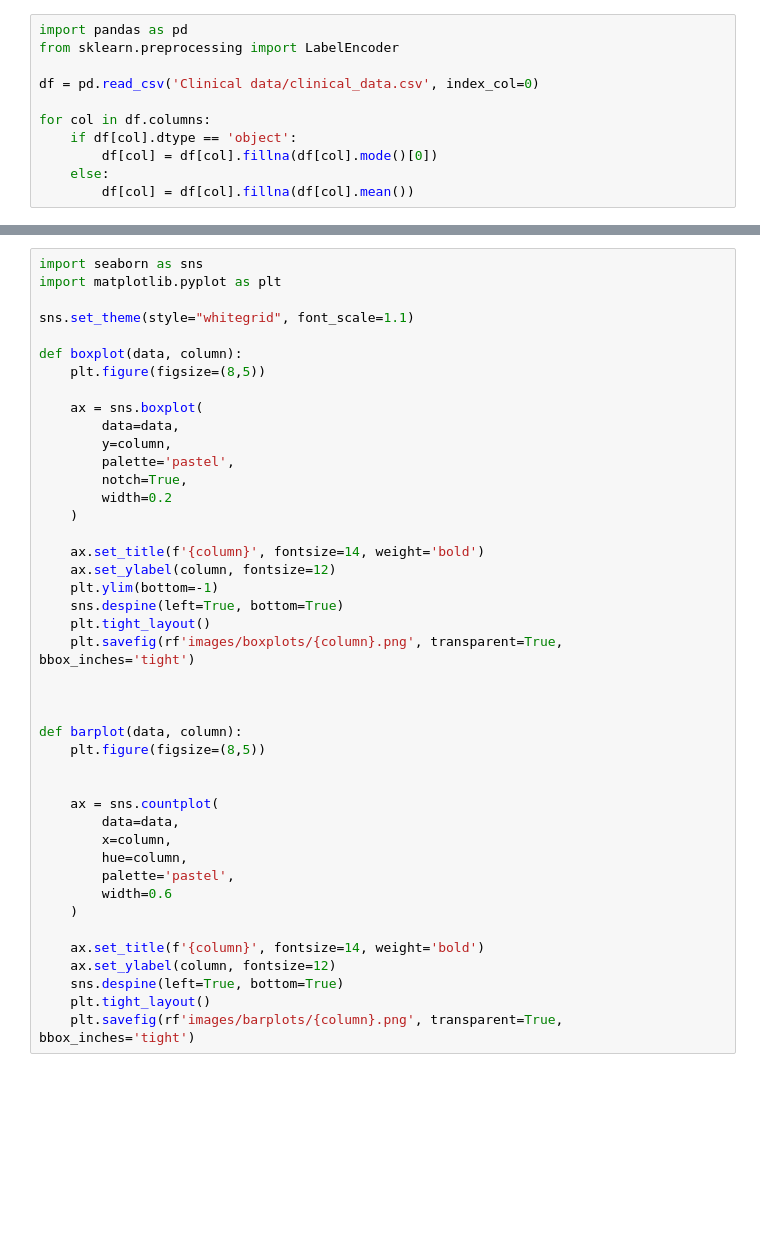
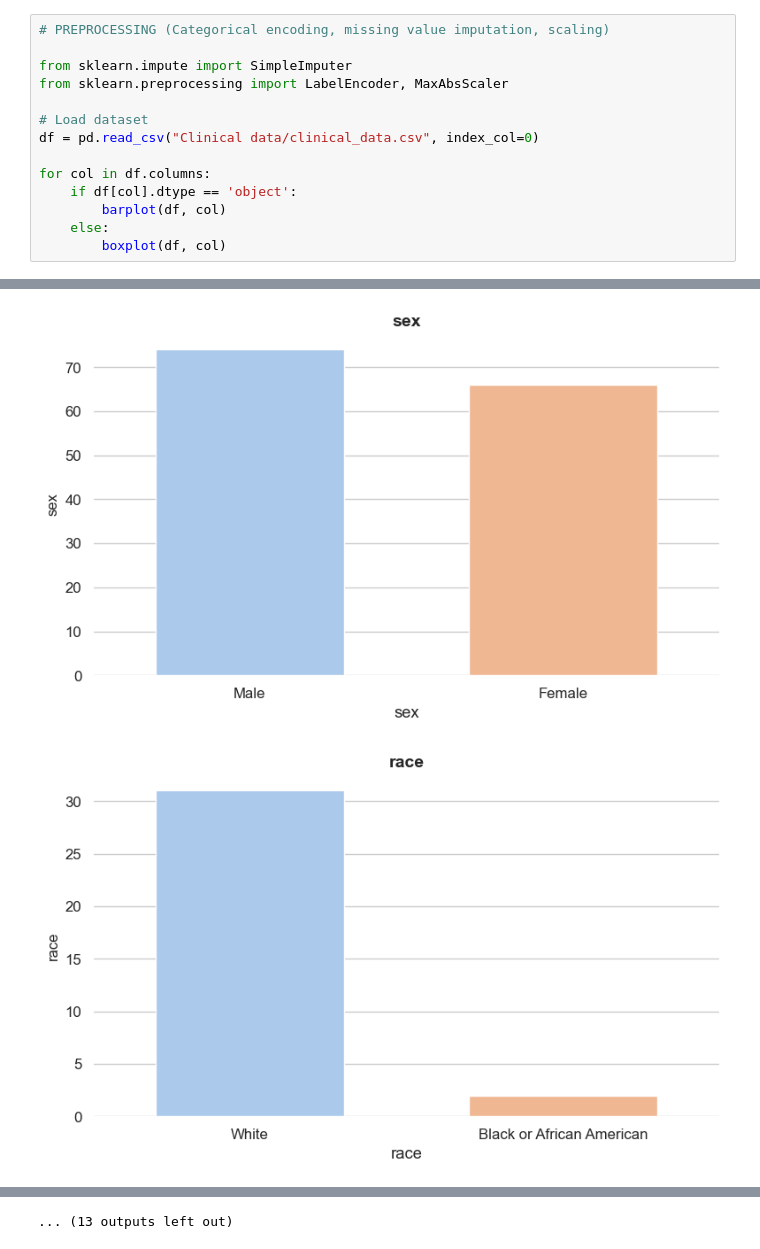
Before and after one commit to PietroMondini/SV-2nd-assignment, a Jupyter notebook: Data analysis.ipynb, the cells around one changed output, grey strips where cells are left out. Cells and saved outputs as stored; diff of their text form; blank space fills up the shorter version.

```diff
--- a/Data analysis.ipynb
+++ b/Data analysis.ipynb
@@ -1,11 +47,15 @@
 # %%
-import pandas as pd
-from sklearn.preprocessing import LabelEncoder
+# PREPROCESSING (Categorical encoding, missing value imputation, scaling)
 
-df = pd.read_csv('Clinical data/clinical_data.csv', index_col=0)
+from sklearn.impute import SimpleImputer
+from sklearn.preprocessing import LabelEncoder, MaxAbsScaler
+
+# Load dataset
+df = pd.read_csv("Clinical data/clinical_data.csv", index_col=0)
 
 for col in df.columns:
     if df[col].dtype == 'object':
-        df[col] = df[col].fillna(df[col].mode()[0])
+        barplot(df, col)
     else:
-        df[col] = df[col].fillna(df[col].mean())
+        boxplot(df, col)
+# %% [output]
@@ -11,0 +79,2 @@ for col in df.columns:
+[figure, added]
+[figure, added]
@@ -12,43 +88 @@ for col in df.columns:
+... (13 outputs left out)
-# %%
-import seaborn as sns
-import matplotlib.pyplot as plt
-
-sns.set_theme(style="whitegrid", font_scale=1.1)
-
-def boxplot(data, column):
-    plt.figure(figsize=(8,5))
-
-    ax = sns.boxplot(
-        data=data,
-        y=column,
-        palette='pastel',
-        notch=True,
-        width=0.2
-    )
-
-    ax.set_title(f'{column}', fontsize=14, weight='bold')
-    ax.set_ylabel(column, fontsize=12)
-    plt.ylim(bottom=-1)
-    sns.despine(left=True, bottom=True)
-    plt.tight_layout()
-    plt.savefig(rf'images/boxplots/{column}.png', transparent=True, bbox_inches='tight')
-
-
-
-def barplot(data, column):
-    plt.figure(figsize=(8,5))
-
-
-    ax = sns.countplot(
-        data=data,
-        x=column,
-        hue=column,
-        palette='pastel',
-        width=0.6
-    )
-
-    ax.set_title(f'{column}', fontsize=14, weight='bold')
-    ax.set_ylabel(column, fontsize=12)
-    sns.despine(left=True, bottom=True)
-    plt.tight_layout()
-    plt.savefig(rf'images/barplots/{column}.png', transparent=True, bbox_inches='tight')
```
Also changed, not shown: parts of 6 cells of this notebook, 38 other files.
